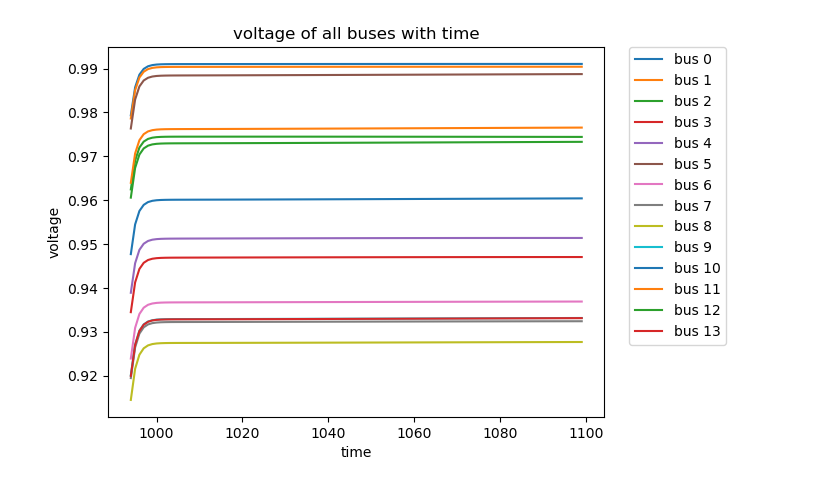
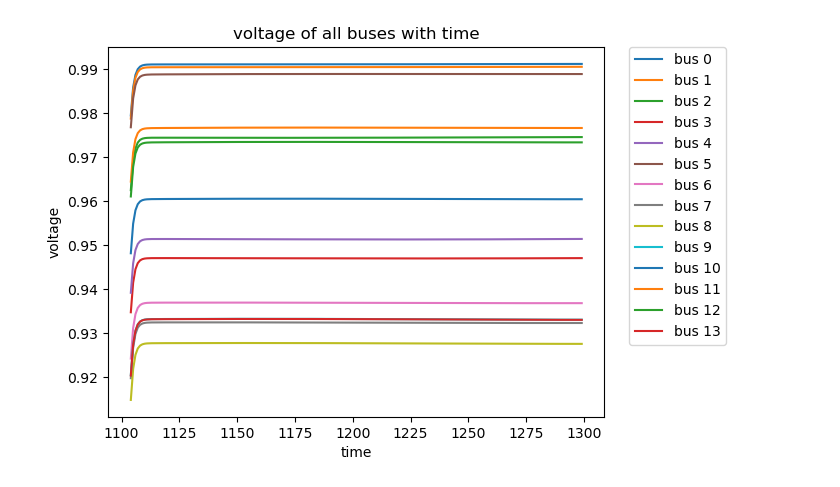
Before and after one commit to ayush-thakur/DSE_IEEE_14_bus, a Jupyter notebook: DSE_UKF_2.ipynb, the cells around one changed output. Drawn from its saved outputs; the diff is of its cells as text; code cells hidden in the pictures.

```diff
--- a/DSE_UKF_2.ipynb
+++ b/DSE_UKF_2.ipynb
@@ -426,12 +426,12 @@ kf.Q = np.eye(dim_x) * 1e-5# process noise covariance matrix
 kf.R = np.eye(dim_z) * 1e-6 # measurement noise covariance matrix
 c=0
 
-#doing for bus1
+#doing for bus wise results
 x_g=[]
 y_g=[]
 for i2 in range(14):
     y_g.append([])
-for i in range (990,1100):
+for i in range (1100,1300):
     # h1=Hx(kf.x)
     zdata = zdatas(i)
     z1 = zdata[:,2]
@@ -455,31 +455,31 @@ for i in range (990,1100):
             y_g[i1-13].append(kf.x[i1])
 
         x_g.append(i)
 
         # plot.plot(range(1,nbus+1),kf.x[13:],label=f'{i}')
     # if(i%1000==0):
     # plot.title('Voltage Magnitude')
     # plot.xlabel('Bus number')
     # plot.ylabel('Magnitude (p.u.)')
     # plot.xlim(1,nbus)
     # plot.show()
 
 
 
     # ++++++++++++++++++++++
     # end of the results
     # ===================
 for i2 in range(14):
     plot.plot(x_g,y_g[i2],label=f'bus {i2}')
 plot.title('voltage of all buses with time')
 plot.xlabel('time')
 plot.ylabel('voltage')
 plot.legend(bbox_to_anchor=(1.05,1),loc='upper left', borderaxespad=0)
 plot.show()
 # plot.title('Voltage Magnitude')
 # plot.xlabel('Bus number')
 # plot.ylabel('Magnitude (p.u.)')
 # plot.xlim(1,nbus)
 # plot.show()
 # %% [output]
-[figure, old version]
+[figure, new version]
```
